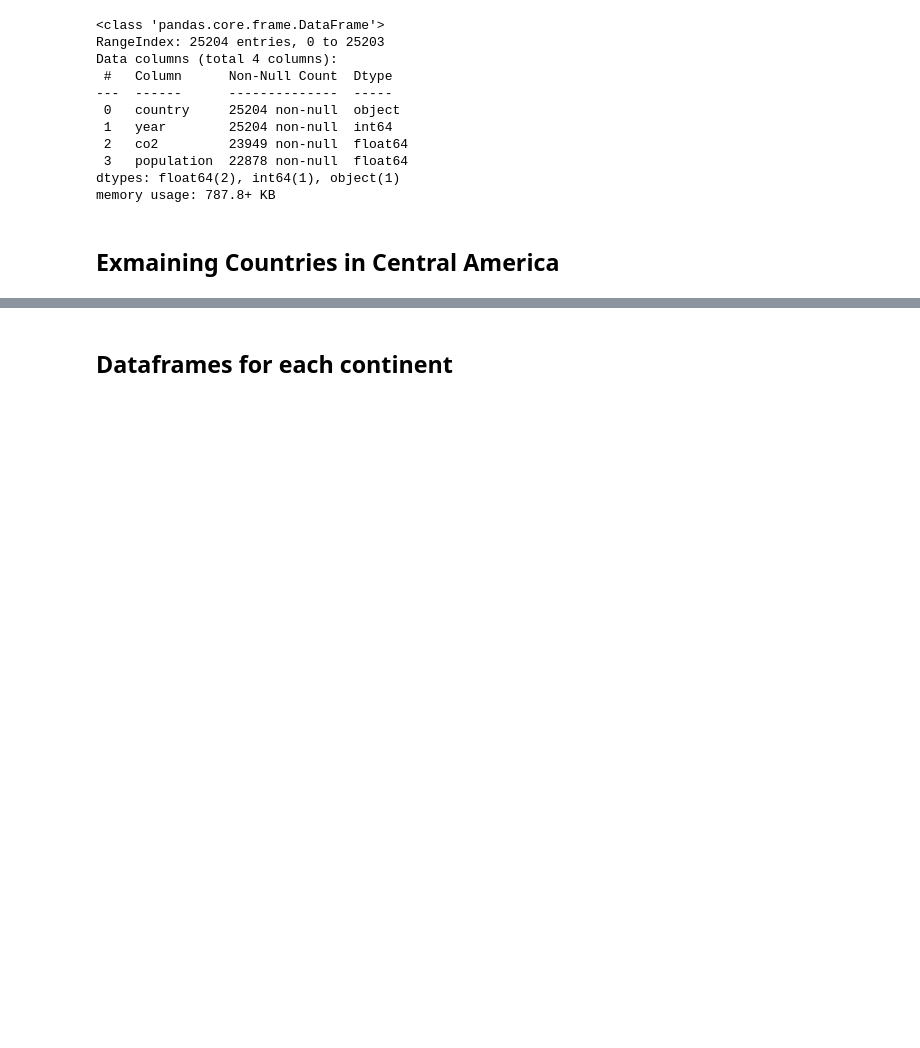
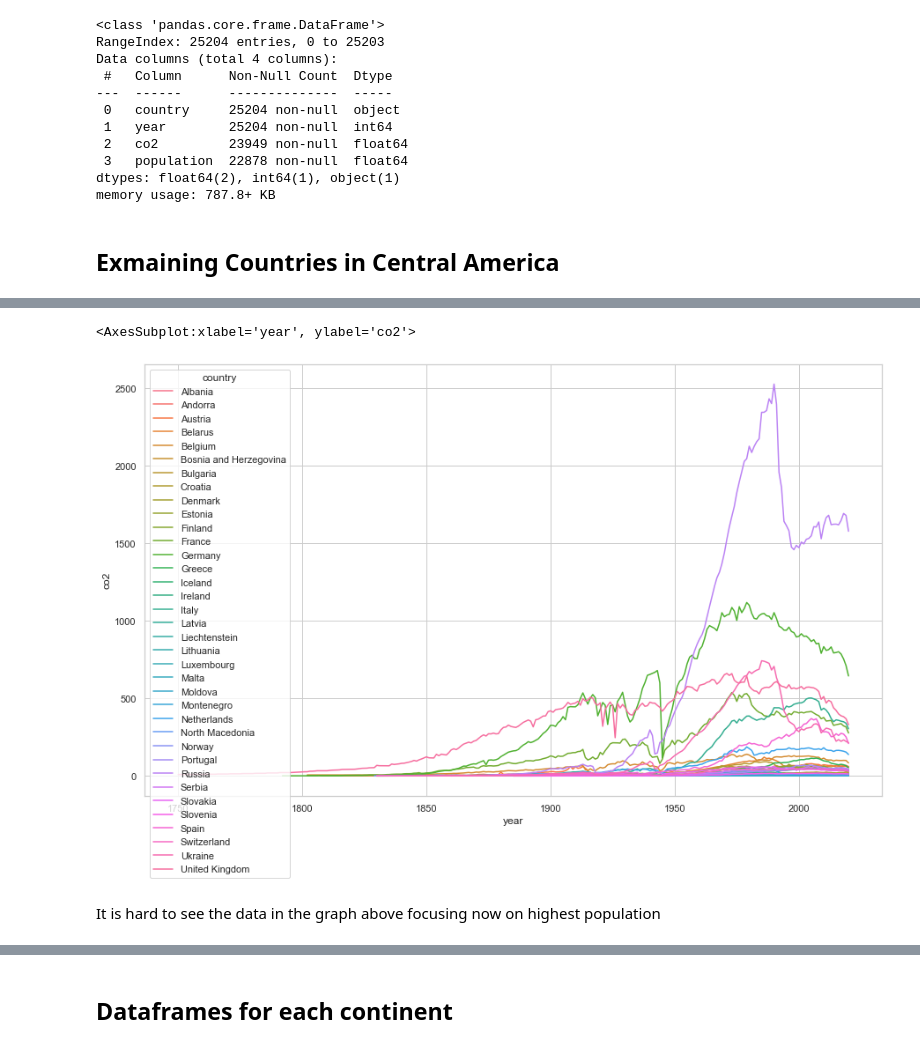
Before and after one commit to SaidhbhFoley/data_real_world_CO2, a Jupyter notebook: Real_World_CO2.ipynb, the cells around one changed output, grey strips where cells are left out. Cells and saved outputs as stored; diff of their text form; code cells hidden in the pictures; blank space fills up the shorter version.

Commit message:
Added graphs for countries within Europe for highest/lowest pop, highest lowest GDP

```diff
--- a/Real_World_CO2.ipynb
+++ b/Real_World_CO2.ipynb
@@ -146,0 +159,12 @@ sns.lineplot(data=ca_data, x='year', y='co2', hue='country')
+# %%
+eu_data = dfco2_Data.copy()
+countries =["Russia", "Germany", "United Kingdom","France","Italy","Spain","Ukraine", "Poland"
+           "Romania", "Netherlands", "Belgium", "Czech Republic", "Greece", "Portugal", "Sweden"
+           "Hungary", "Belarus", "Austria", "Serbia", "Switzerland", "Bulgaria", "Denmark", "Finland",
+           "Slovakia", "Norway", "Ireland", "Croatia", "Moldova", "Bosnia and Herzegovina", "Albania",
+           "Lithuania", "North Macedonia", "Slovenia", "Latvia", "Estonia", "Montenegro", "Luxembourg",
+           "Malta", "Iceland", "Andorra", "Monaco", "Liechtenstein"]
+
+eu_data= eu_data.loc[eu_data['country'].isin(countries)]
+
+eu_data
@@ -146,0 +185,9 @@ sns.lineplot(data=ca_data, x='year', y='co2', hue='country')
+# %%
+sns.set(style="whitegrid", rc={'figure.figsize':(15,9)})
+
+sns.lineplot(data=eu_data, x='year', y='co2', hue='country')
+# %% [output]
+<AxesSubplot:xlabel='year', ylabel='co2'>
+[figure, added]
+# %% [markdown]
+It is hard to see the data in the graph above focusing now on highest population
```
Also changed, not shown: parts of 28 cells of this notebook, 1 other file.
